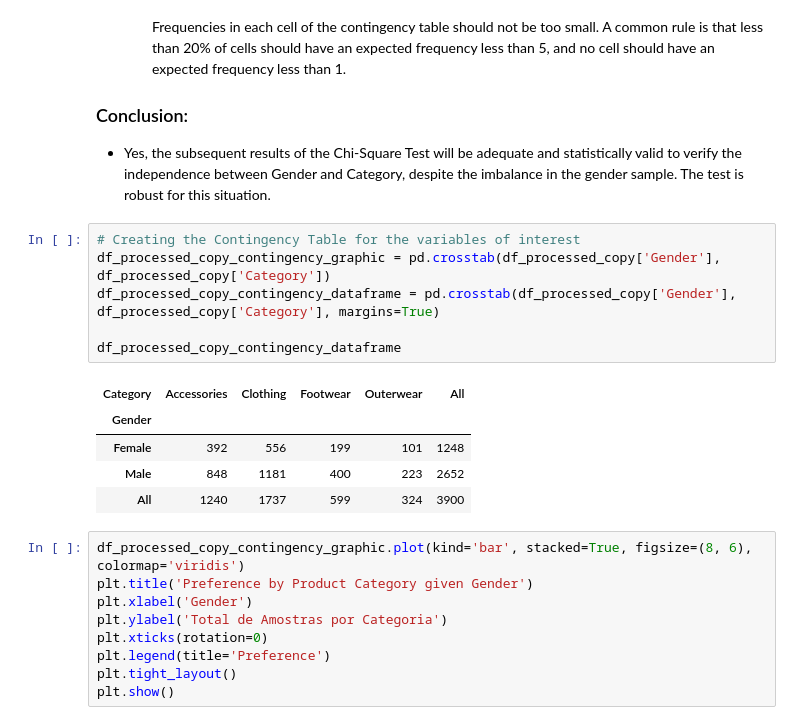
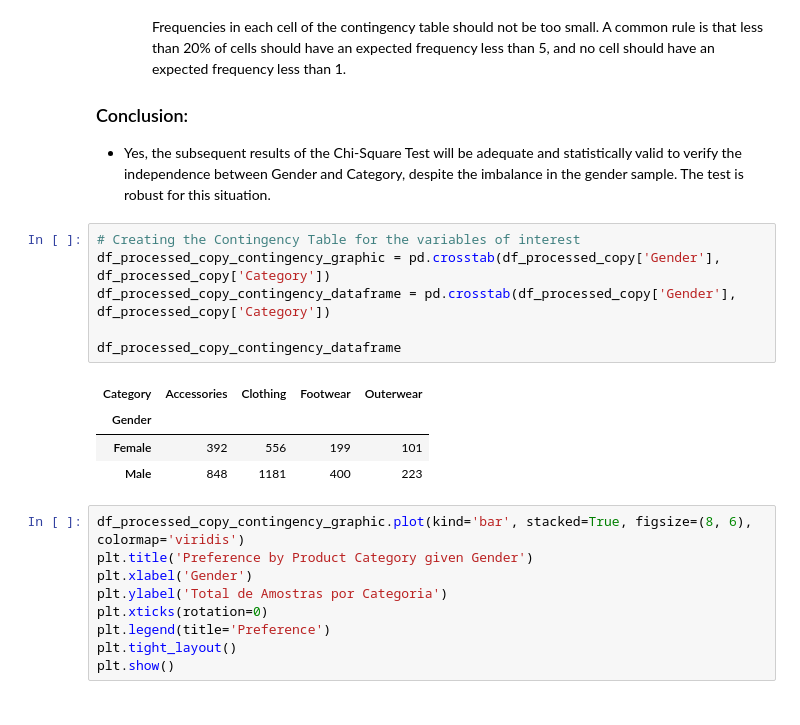
Before and after one commit to ZeyOliveira/Shopping_Trends_HypothesisTesting, a Jupyter notebook: notebook/02_hypothesis_testings.ipynb, the cells around one changed output. Cells and saved outputs as stored; diff of their text form.

```diff
--- a/notebook/02_hypothesis_testings.ipynb
+++ b/notebook/02_hypothesis_testings.ipynb
@@ -599,15 +599,14 @@ Name: count, dtype: int64
 # %%
 # Creating the Contingency Table for the variables of interest
 df_processed_copy_contingency_graphic = pd.crosstab(df_processed_copy['Gender'], df_processed_copy['Category'])
-df_processed_copy_contingency_dataframe = pd.crosstab(df_processed_copy['Gender'], df_processed_copy['Category'], margins=True)
+df_processed_copy_contingency_dataframe = pd.crosstab(df_processed_copy['Gender'], df_processed_copy['Category'])
 
 df_processed_copy_contingency_dataframe
 # %% [output]
-| Category | Accessories | Clothing | Footwear | Outerwear | All |
-| Gender |  |  |  |  |  |
-| Female | 392 | 556 | 199 | 101 | 1248 |
-| Male | 848 | 1181 | 400 | 223 | 2652 |
-| All | 1240 | 1737 | 599 | 324 | 3900 |
+| Category | Accessories | Clothing | Footwear | Outerwear |
+| Gender |  |  |  |  |
+| Female | 392 | 556 | 199 | 101 |
+| Male | 848 | 1181 | 400 | 223 |
 # %%
 df_processed_copy_contingency_graphic.plot(kind='bar', stacked=True, figsize=(8, 6), colormap='viridis')
 plt.title('Preference by Product Category given Gender')
```
Also changed, not shown: parts of 4 cells of this notebook.
